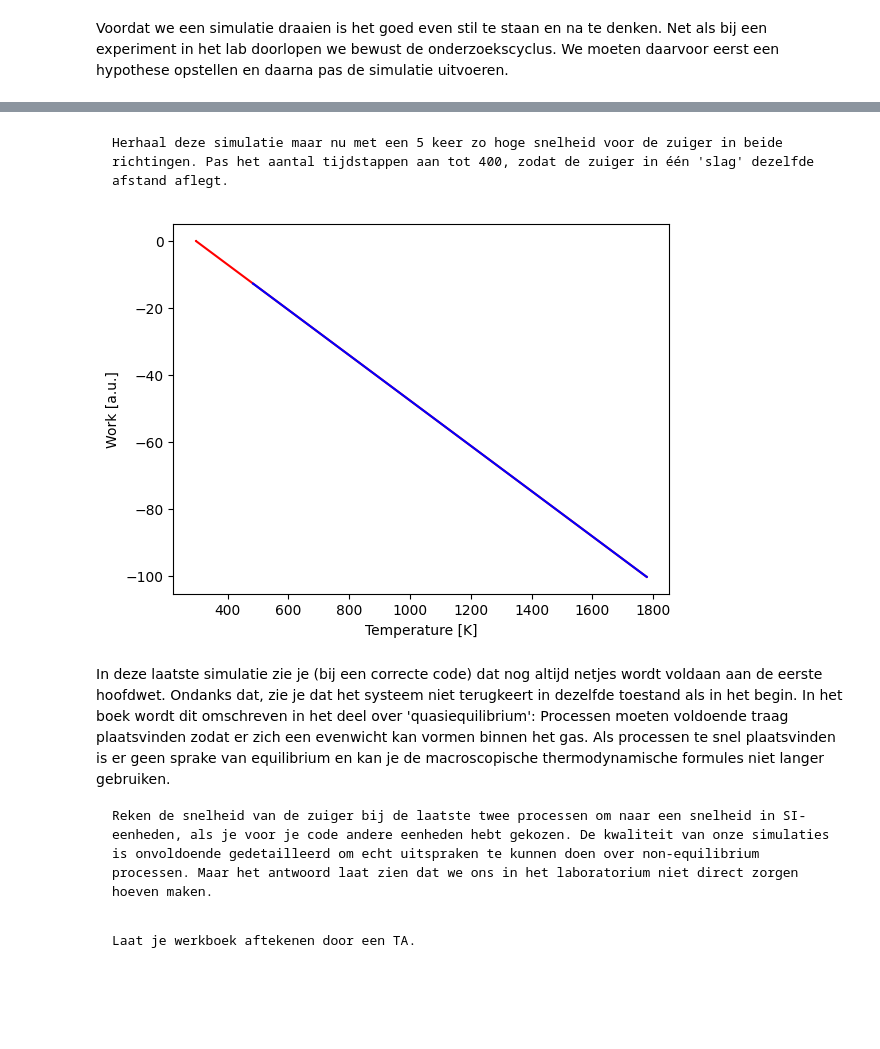
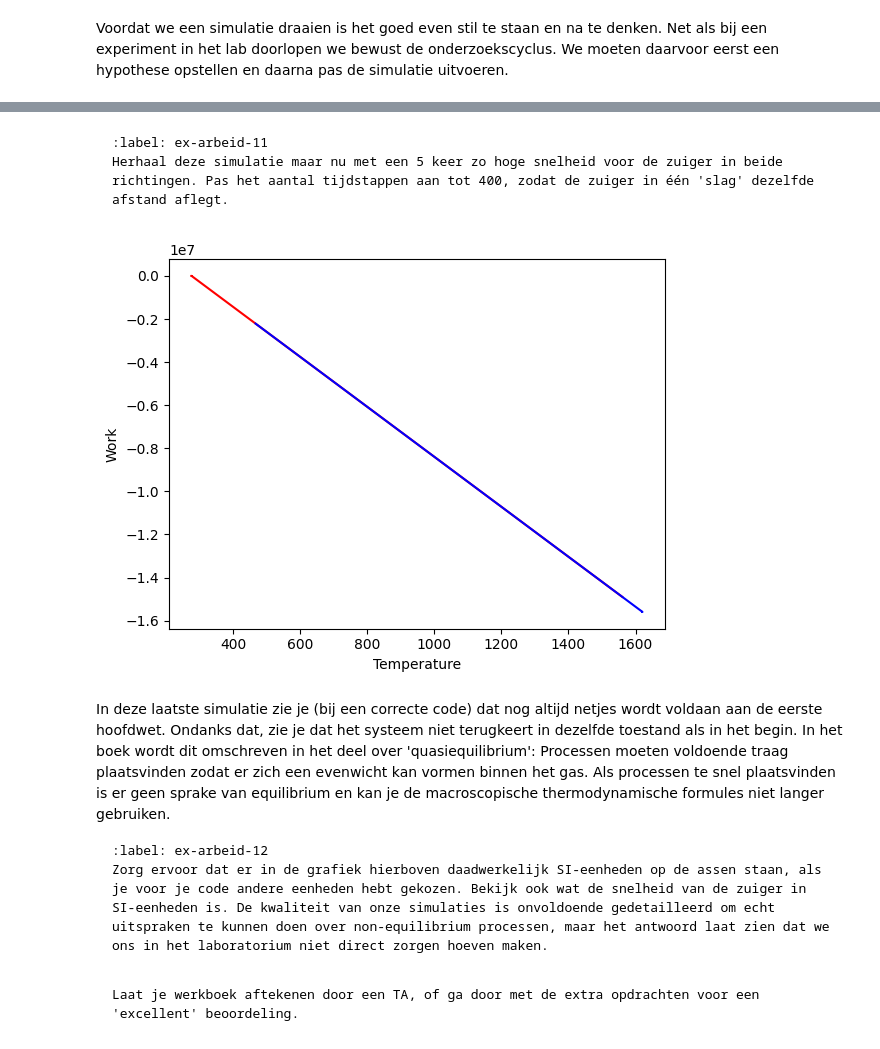
Before and after one commit to Contemporary-Physicslab/PySim, a Jupyter notebook: book/Q2/arbeid.ipynb, the cells around one changed output, grey strips where cells are left out. Saved outputs shown, nothing was run; the diff lists cells and outputs as text; code cells hidden in the pictures; blank space fills up the shorter version.

Commit message:
complete arbeid with answers and extra exercise

````diff
--- a/book/Q2/arbeid.ipynb
+++ b/book/Q2/arbeid.ipynb
@@ -112,5 +108,6 @@ De functies die bij het volume en de randvoorwaarden horen moeten we een klein b
 # %%
 def top_down_collision(particle: ParticleClass):
+    """ botsingen met wanden onder en boven controleren en totale stoot bepalen """
     global impulse_outward, box_height
     if abs(particle.r[1]) + particle.R > box_height / 2:
         particle.r[1] = np.sign(particle.r[1]) * (box_height/2 - particle.R)
@@ -118,6 +115,7 @@ def top_down_collision(particle: ParticleClass):
         particle.v[1] *= -1
 
 def left_right_collision(particle: ParticleClass):
+    """ botsingen met wanden links en rechts controleren en totale stoot bepalen """
     global impulse_outward, box_length
     if abs(particle.r[0]) + particle.R > box_length / 2:
         particle.r[0] = np.sign(particle.r[0]) * (box_length/2 - particle.R)
@@ -308,24 +337,0 @@ for i in range(1000):
-# %%
-#VOORBEELDUITWERKING
-
-particles = []
-volumes = np.zeros(1000, dtype=float)
-pressures = np.zeros(1000, dtype=float)
-# times = np.linspace(1, 100, 100)
-
-pressure = 0.0
-box_length = BOX_SIZE_0         # zetten zuiger terug
-v_piston = V_PISTON_0
-create_particles(particles)     # resetten deeltjes
-for i in range(1000):
-    take_time_step(particles)
-    volumes[i] = box_length * box_height
-    pressures[i] = pressure
-
-plt.figure()
-plt.xlabel('Volume [nm$^2$]')
-plt.ylabel('pressure [a.u.]')
-
-plt.plot(volumes, pressures, '-r')
-
-plt.show()
@@ -538,4 +520,5 @@ plt.show()
 # %% [markdown]
-```{exercise}
+```{exercise} Afhankelijk van snelheid
+:label: ex-arbeid-11
 Herhaal deze simulatie maar nu met een 5 keer zo hoge snelheid voor de zuiger in beide richtingen. Pas het aantal tijdstappen aan tot 400, zodat de zuiger in één 'slag' dezelfde afstand aflegt.
 ```
@@ -544,47 +525,45 @@ Herhaal deze simulatie maar nu met een 5 keer zo hoge snelheid voor de zuiger in
 # %%
-# VOORBEELDUITWERKING
-
 particles = []
-temperatures = np.zeros(400, dtype=float)
-works = np.zeros(400, dtype=float)
-# volumes = np.zeros(1000, dtype=float)
-# pressures = np.zeros(1000, dtype=float)
-# times = np.linspace(1, 100, 100)
-
 pressure = 0.0
 work = 0.0
 box_length = BOX_SIZE_0         # zetten zuiger terug
 v_piston = 5 * V_PISTON_0
 create_particles(particles)     # resetten deeltjes
+
+### begin-solution
+temperatures = np.zeros(400, dtype=float)
+works = np.zeros(400, dtype=float)
 for i in range(200):
     take_time_step(particles)
     temperatures[i] = temperature(particles)
     works[i] = work
 v_piston = -5 * V_PISTON_0
 for i in range(200, 400):
     take_time_step(particles)
     temperatures[i] = temperature(particles)
     works[i] = work
 
 plt.figure()
-plt.xlabel('Temperature [K]')
-plt.ylabel('Work [a.u.]')
+plt.xlabel('Temperature')
+plt.ylabel('Work')
 
-temperatures = np.asarray(temperatures) * 30 * 1.7E-27 * (1E-9 / 2.5E-12)**2 / 1.38E-23
+temperatures = np.asarray(temperatures)
 
 plt.plot(temperatures[0:199], works[0:199], '-r')
 plt.plot(temperatures[200:399], works[200:399], '-b')
 
 plt.show()
+### end-solution
 # %% [output]
-[figure, old version]
+[figure, new version]
 # %% [markdown]
 In deze laatste simulatie zie je (bij een correcte code) dat nog altijd netjes wordt voldaan aan de eerste hoofdwet. Ondanks dat, zie je dat het systeem niet terugkeert in dezelfde toestand als in het begin. In het boek wordt dit omschreven in het deel over 'quasiequilibrium': Processen moeten voldoende traag plaatsvinden zodat er zich een evenwicht kan vormen binnen het gas. Als processen te snel plaatsvinden is er geen sprake van equilibrium en kan je de macroscopische thermodynamische formules niet langer gebruiken.
 
-```{exercise}
-Reken de snelheid van de zuiger bij de laatste twee processen om naar een snelheid in SI-eenheden, als je voor je code andere eenheden hebt gekozen. De kwaliteit van onze simulaties is onvoldoende gedetailleerd om echt uitspraken te kunnen doen over non-equilibrium processen. Maar het antwoord laat zien dat we ons in het laboratorium niet direct zorgen hoeven maken.
+```{exercise} Getallen en eenheden hh
+:label: ex-arbeid-12
+Zorg ervoor dat er in de grafiek hierboven daadwerkelijk SI-eenheden op de assen staan, als je voor je code andere eenheden hebt gekozen. Bekijk ook wat de snelheid van de zuiger in SI-eenheden is. De kwaliteit van onze simulaties is onvoldoende gedetailleerd om echt uitspraken te kunnen doen over non-equilibrium processen, maar het antwoord laat zien dat we ons in het laboratorium niet direct zorgen hoeven maken.
 ```
 # %% [markdown]
 ```{exercise}
-Laat je werkboek aftekenen door een TA.
+Laat je werkboek aftekenen door een TA, of ga door met de extra opdrachten voor een 'excellent' beoordeling.
 ```
````
Also changed, not shown: parts of 34 cells of this notebook.
